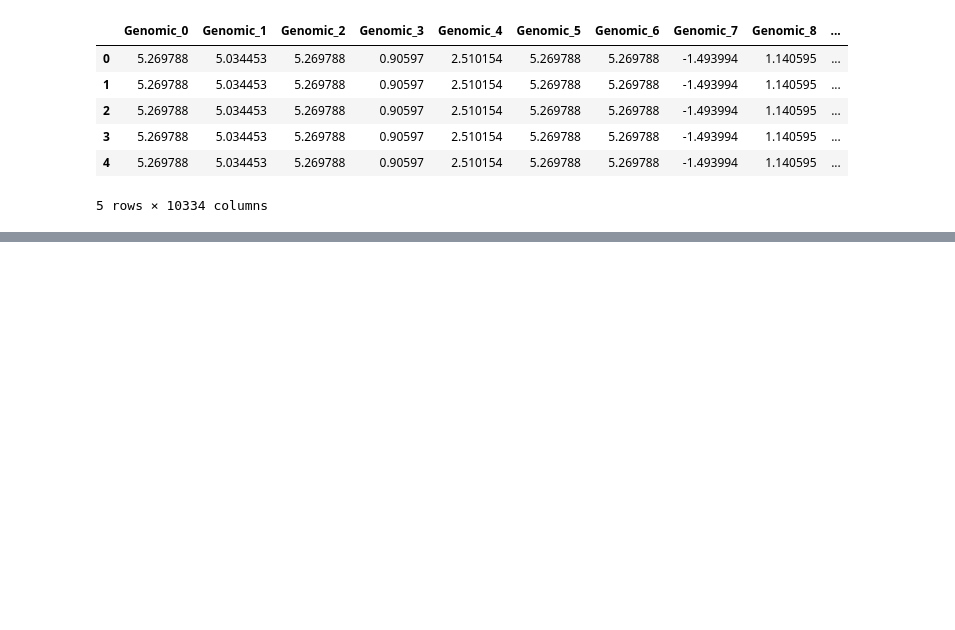
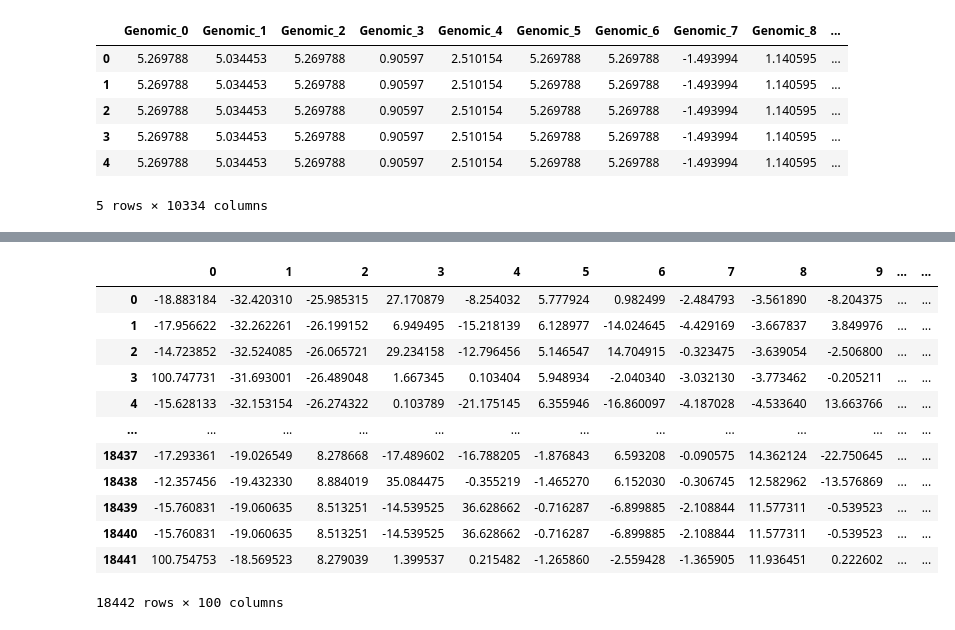
Before and after one commit to ianalvess/si-ml-data-analysis, a Jupyter notebook: section1_final.ipynb, the cells around one changed output, grey strips where cells are left out. Cells and saved outputs as stored; diff of their text form; code cells hidden in the pictures; blank space fills up the shorter version.

Commit message:
[ADD] feature reduction for dataset_train

```diff
--- a/section1_final.ipynb
+++ b/section1_final.ipynb
@@ -844,3 +887,20 @@ train_dataset.to_csv('train_dataset')
+# %%
+pca_df = pd.read_csv('dataset_reduced_train.csv')
+pca_df
+# %% [output]
+|  | 0 | 1 | 2 | 3 | 4 | 5 | 6 | 7 | 8 | 9 | ... | ... |
+| 0 | -18.883184 | -32.420310 | -25.985315 | 27.170879 | -8.254032 | 5.777924 | 0.982499 | -2.484793 | -3.561890 | -8.204375 | ... | ... |
+| 1 | -17.956622 | -32.262261 | -26.199152 | 6.949495 | -15.218139 | 6.128977 | -14.024645 | -4.429169 | -3.667837 | 3.849976 | ... | ... |
+| 2 | -14.723852 | -32.524085 | -26.065721 | 29.234158 | -12.796456 | 5.146547 | 14.704915 | -0.323475 | -3.639054 | -2.506800 | ... | ... |
+| 3 | 100.747731 | -31.693001 | -26.489048 | 1.667345 | 0.103404 | 5.948934 | -2.040340 | -3.032130 | -3.773462 | -0.205211 | ... | ... |
+| 4 | -15.628133 | -32.153154 | -26.274322 | 0.103789 | -21.175145 | 6.355946 | -16.860097 | -4.187028 | -4.533640 | 13.663766 | ... | ... |
+| ... | ... | ... | ... | ... | ... | ... | ... | ... | ... | ... | ... | ... |
+| 18437 | -17.293361 | -19.026549 | 8.278668 | -17.489602 | -16.788205 | -1.876843 | 6.593208 | -0.090575 | 14.362124 | -22.750645 | ... | ... |
+| 18438 | -12.357456 | -19.432330 | 8.884019 | 35.084475 | -0.355219 | -1.465270 | 6.152030 | -0.306745 | 12.582962 | -13.576869 | ... | ... |
+| 18439 | -15.760831 | -19.060635 | 8.513251 | -14.539525 | 36.628662 | -0.716287 | -6.899885 | -2.108844 | 11.577311 | -0.539523 | ... | ... |
+| 18440 | -15.760831 | -19.060635 | 8.513251 | -14.539525 | 36.628662 | -0.716287 | -6.899885 | -2.108844 | 11.577311 | -0.539523 | ... | ... |
+| 18441 | 100.754753 | -18.569523 | 8.279039 | 1.399537 | 0.215482 | -1.265860 | -2.559428 | -1.365905 | 11.936451 | 0.222602 | ... | ... |
+18442 rows × 100 columns
 # %%
 # falta acrescentar a análise exploratória antes do pré processamento
 # falta repetir a pipeline anterior para o train set
```
Also changed, not shown: parts of 10 cells of this notebook.
